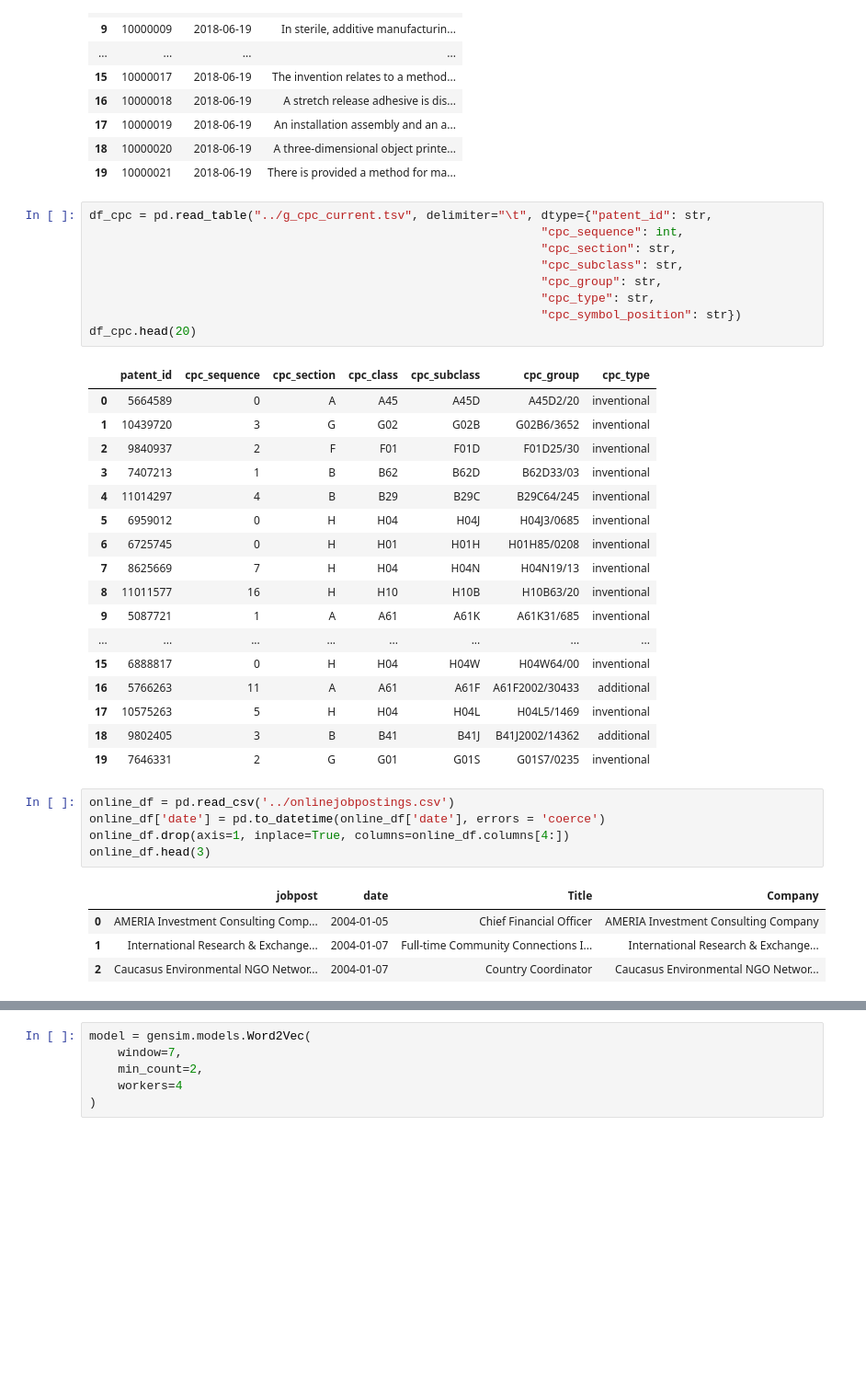
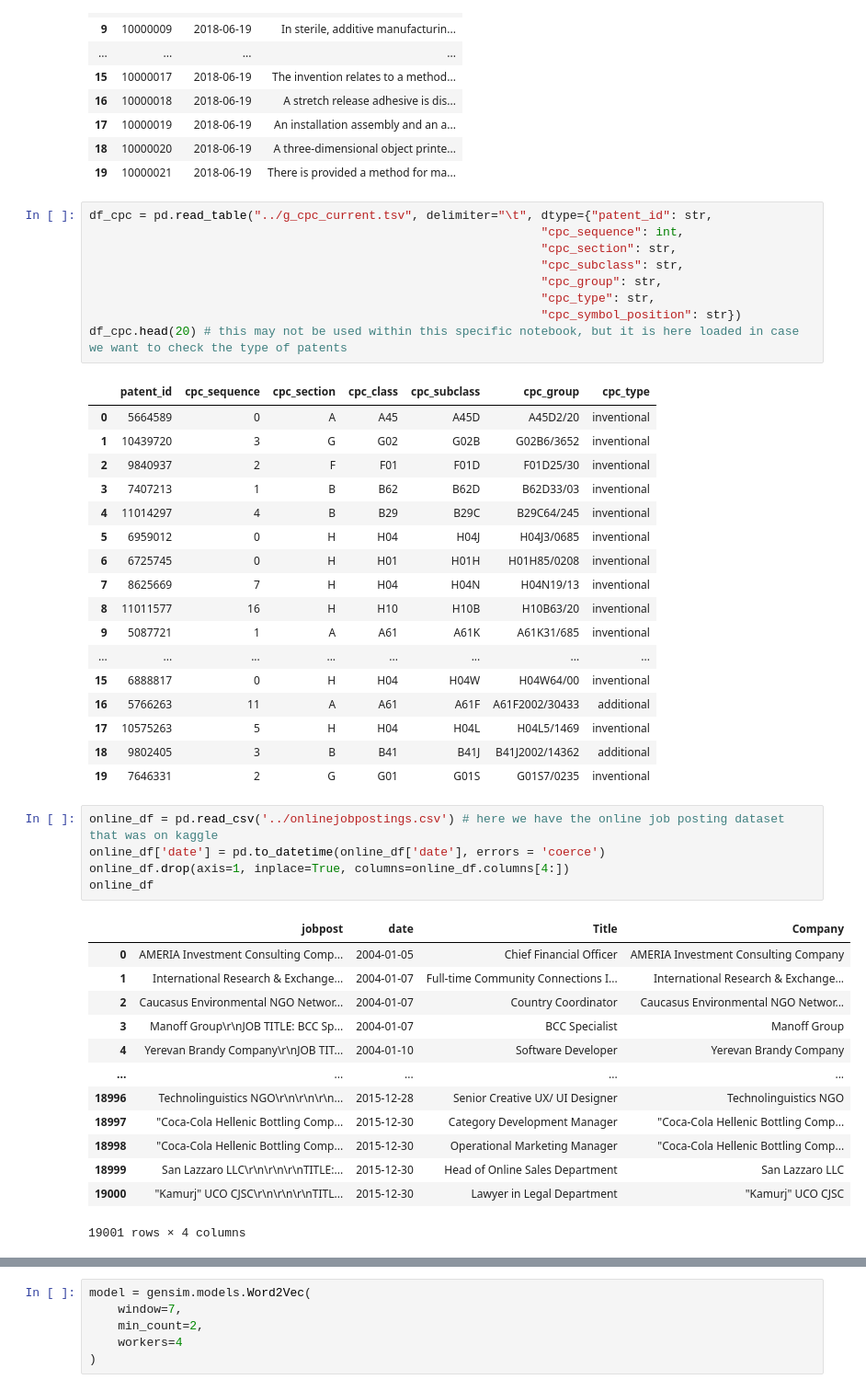
Before and after one commit to emoral435/JupyterPatents, a Jupyter notebook: JobEmbeddings/Job Word Embeddings.ipynb, the cells around one changed output, grey strips where cells are left out. Shown: that part at 92% size. Saved outputs shown, nothing was run; the diff lists cells and outputs as text; blank space fills up the shorter version.

```diff
--- a/JobEmbeddings/Job Word Embeddings.ipynb
+++ b/JobEmbeddings/Job Word Embeddings.ipynb
@@ -64,7 +64,7 @@ df_cpc = pd.read_table("../g_cpc_current.tsv", delimiter="\t", dtype={"patent_id
                                                                "cpc_group": str,
                                                                "cpc_type": str,
                                                                "cpc_symbol_position": str})
-df_cpc.head(20)
+df_cpc.head(20) # this may not be used within this specific notebook, but it is here loaded in case we want to check the type of patents
 # %% [output]
 |  | patent_id | cpc_sequence | cpc_section | cpc_class | cpc_subclass | cpc_group | cpc_type |
 | 0 | 5664589 | 0 | A | A45 | A45D | A45D2/20 | inventional |
@@ -84,13 +84,22 @@ df_cpc.head(20)
 | 18 | 9802405 | 3 | B | B41 | B41J | B41J2002/14362 | additional |
 | 19 | 7646331 | 2 | G | G01 | G01S | G01S7/0235 | inventional |
 # %%
-online_df = pd.read_csv('../onlinejobpostings.csv')
+online_df = pd.read_csv('../onlinejobpostings.csv') # here we have the online job posting dataset that was on kaggle
 online_df['date'] = pd.to_datetime(online_df['date'], errors = 'coerce')
 online_df.drop(axis=1, inplace=True, columns=online_df.columns[4:])
-online_df.head(3)
+online_df
 # %% [output]
 |  | jobpost | date | Title | Company |
 | 0 | AMERIA Investment Consulting Comp... | 2004-01-05 | Chief Financial Officer | AMERIA Investment Consulting Company |
 | 1 | International Research & Exchange... | 2004-01-07 | Full-time Community Connections I... | International Research & Exchange... |
 | 2 | Caucasus Environmental NGO Networ... | 2004-01-07 | Country Coordinator | Caucasus Environmental NGO Networ... |
+| 3 | Manoff Group\r\nJOB TITLE: BCC Sp... | 2004-01-07 | BCC Specialist | Manoff Group |
+| 4 | Yerevan Brandy Company\r\nJOB TIT... | 2004-01-10 | Software Developer | Yerevan Brandy Company |
+| ... | ... | ... | ... | ... |
+| 18996 | Technolinguistics NGO\r\n\r\n\r\n... | 2015-12-28 | Senior Creative UX/ UI Designer | Technolinguistics NGO |
+| 18997 | "Coca-Cola Hellenic Bottling Comp... | 2015-12-30 | Category Development Manager | "Coca-Cola Hellenic Bottling Comp... |
+| 18998 | "Coca-Cola Hellenic Bottling Comp... | 2015-12-30 | Operational Marketing Manager | "Coca-Cola Hellenic Bottling Comp... |
+| 18999 | San Lazzaro LLC\r\n\r\n\r\nTITLE:... | 2015-12-30 | Head of Online Sales Department | San Lazzaro LLC |
+| 19000 | "Kamurj" UCO CJSC\r\n\r\n\r\nTITL... | 2015-12-30 | Lawyer in Legal Department | "Kamurj" UCO CJSC |
+19001 rows × 4 columns
 # %% [markdown]
```
Also changed, not shown: parts of 6 cells of this notebook, 1 other file.
